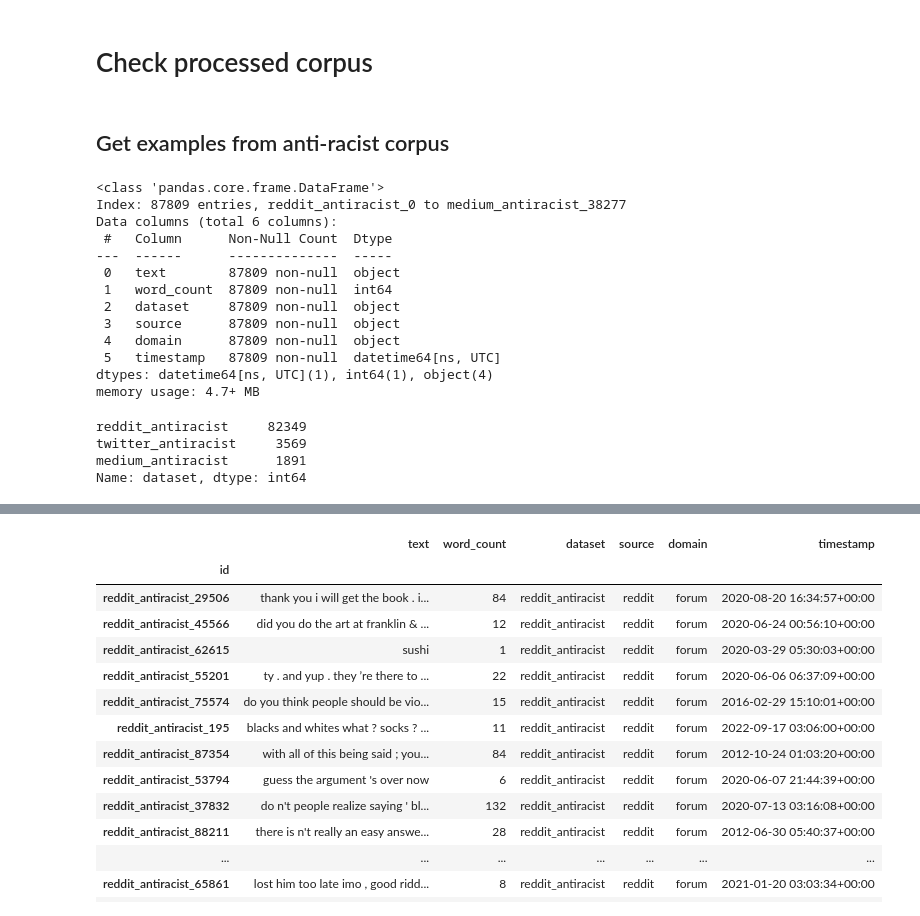
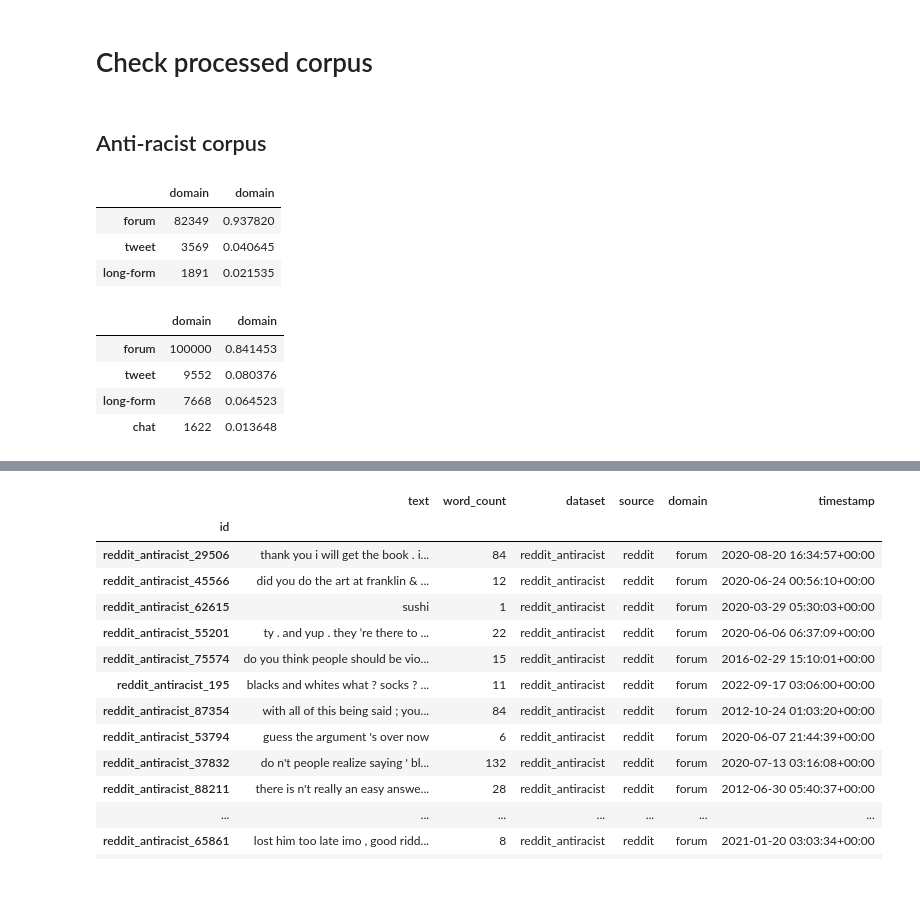
Before and after one commit to michaelmilleryoder/white_supremacist_lang, a Jupyter notebook: jupyter/corpus_stats.ipynb, the cells around one changed output, grey strips where cells are left out. Saved outputs shown, nothing was run; the diff lists cells and outputs as text; code cells hidden in the pictures; blank space fills up the shorter version.

```diff
--- a/jupyter/corpus_stats.ipynb
+++ b/jupyter/corpus_stats.ipynb
@@ -1,31 +1,4 @@
 # %% [markdown]
 # Check processed corpus
 # %% [markdown]
-## Get examples from anti-racist corpus
+## Anti-racist corpus
-# %%
-import pandas as pd
-path = '../tmp/antiracist_train_6topic_corpus.pkl'
-
-data = pd.read_pickle(path)
-data.info()
-# %% [output]
-<class 'pandas.core.frame.DataFrame'>
-Index: 87809 entries, reddit_antiracist_0 to medium_antiracist_38277
-Data columns (total 6 columns):
- #   Column      Non-Null Count  Dtype
----  ------      --------------  -----
- 0   text        87809 non-null  object
- 1   word_count  87809 non-null  int64
- 2   dataset     87809 non-null  object
- 3   source      87809 non-null  object
- 4   domain      87809 non-null  object
- 5   timestamp   87809 non-null  datetime64[ns, UTC]
-dtypes: datetime64[ns, UTC](1), int64(1), object(4)
-memory usage: 4.7+ MB
-# %%
-data.dataset.value_counts()
-# %% [output]
-reddit_antiracist     82349
-twitter_antiracist     3569
-medium_antiracist      1891
-Name: dataset, dtype: int64
@@ -31,0 +11,20 @@ Name: dataset, dtype: int64
+# %%
+pd.concat([data.domain.value_counts(), data.domain.value_counts(normalize=True)], axis=1)
+# %% [output]
+|  | domain | domain |
+| forum | 82349 | 0.937820 |
+| tweet | 3569 | 0.040645 |
+| long-form | 1891 | 0.021535 |
+# %%
+# Load corresponding ws corpus to compare domain distribution
+path = '../tmp/white_supremacist_train_6topic_corpus.pkl'
+ws_data = pd.read_pickle(path)
+ws_data.info()
+# %%
+pd.concat([ws_data.domain.value_counts(), ws_data.domain.value_counts(normalize=True)], axis=1)
+# %% [output]
+|  | domain | domain |
+| forum | 100000 | 0.841453 |
+| tweet | 9552 | 0.080376 |
+| long-form | 7668 | 0.064523 |
+| chat | 1622 | 0.013648 |
```
Also changed, not shown: parts of 7 cells of this notebook.
